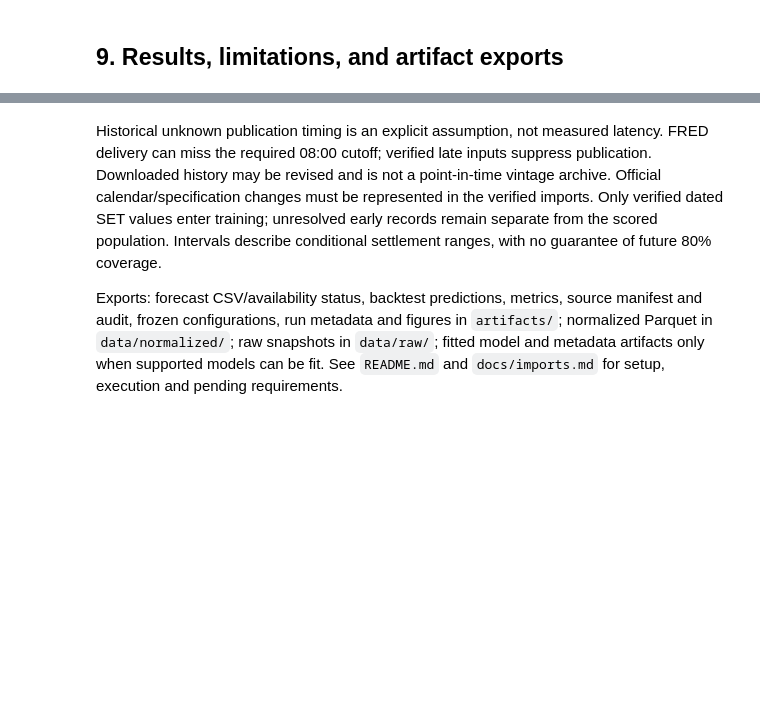
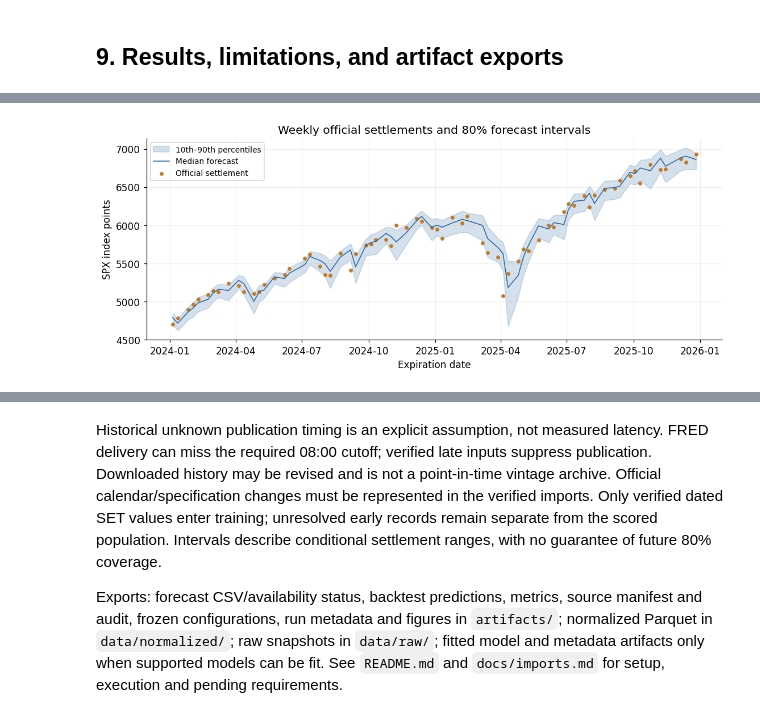
Before and after one commit to jsubramanian5-cmd/predictspxml, a Jupyter notebook: notebooks/spx_forecast.ipynb, the cells around one changed output, grey strips where cells are left out. Cells and saved outputs as stored; diff of their text form; code cells hidden in the pictures; blank space fills up the shorter version.

```diff
--- a/notebooks/spx_forecast.ipynb
+++ b/notebooks/spx_forecast.ipynb
@@ -380,0 +433,8 @@ plt.show()
+# %%
+# Weekly 80% settlement interval chart
+selected_key = model_key(state['selected']['weekly']) if 'weekly' in state['selected'] else None
+figure = plots.outcomes(final_predictions, 'weekly', selected_key)
+figure.savefig(CONFIG.output / 'weekly_settlement_intervals.png', bbox_inches='tight')
+plt.show()
+# %% [output]
+[figure, added]
```
Also changed, not shown: parts of 19 cells of this notebook, 14 other files.
